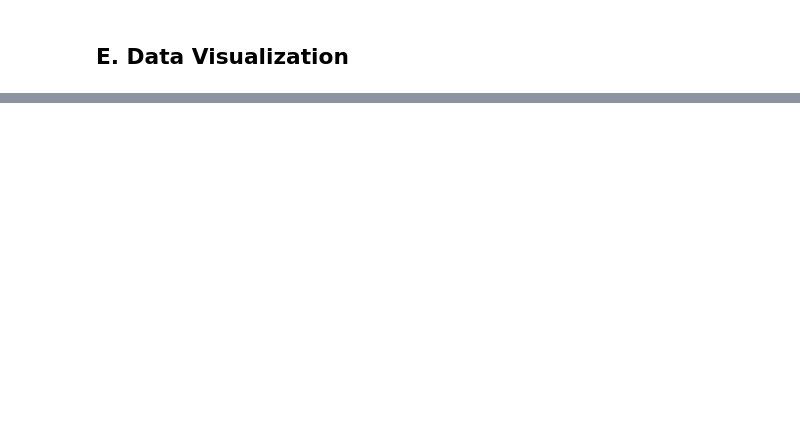
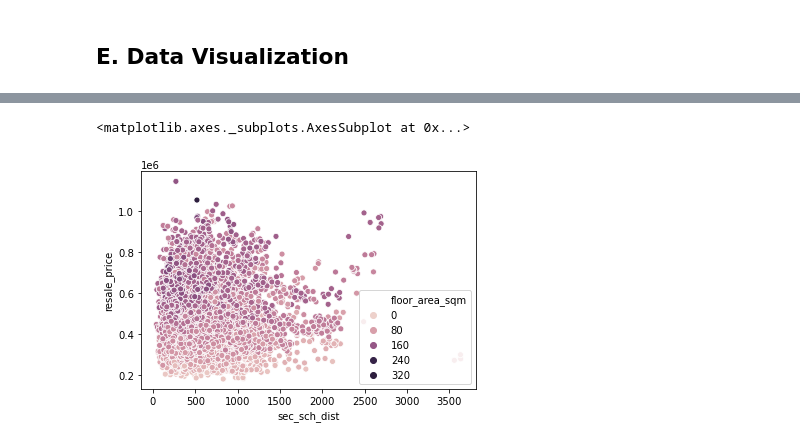
Before and after one commit to zxowyong/House-Pricing-Prediction, a Jupyter notebook: MIPANSUSUSU.ipynb, the cells around one changed output, grey strips where cells are left out. Cells and saved outputs as stored; diff of their text form; code cells hidden in the pictures; blank space fills up the shorter version.

```diff
--- a/MIPANSUSUSU.ipynb
+++ b/MIPANSUSUSU.ipynb
@@ -594,0 +629,5 @@ merged_hdb_dist_count
+# %%
+sns.scatterplot(data=mean_prices, x="sec_sch_dist", y="resale_price", hue="floor_area_sqm")
+# %% [output]
+<matplotlib.axes._subplots.AxesSubplot at 0x...>
+[figure, added]
```
Also changed, not shown: parts of 5 cells of this notebook.
